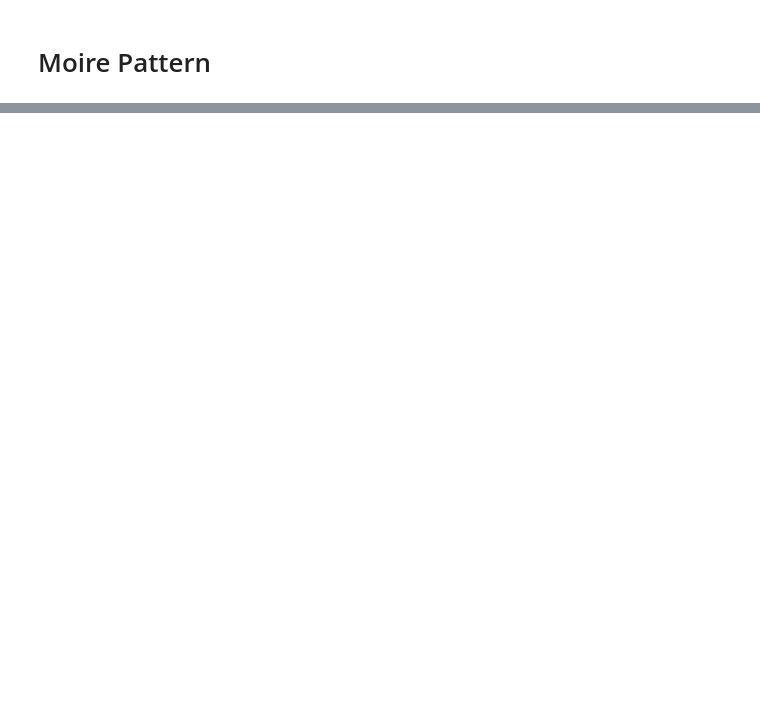
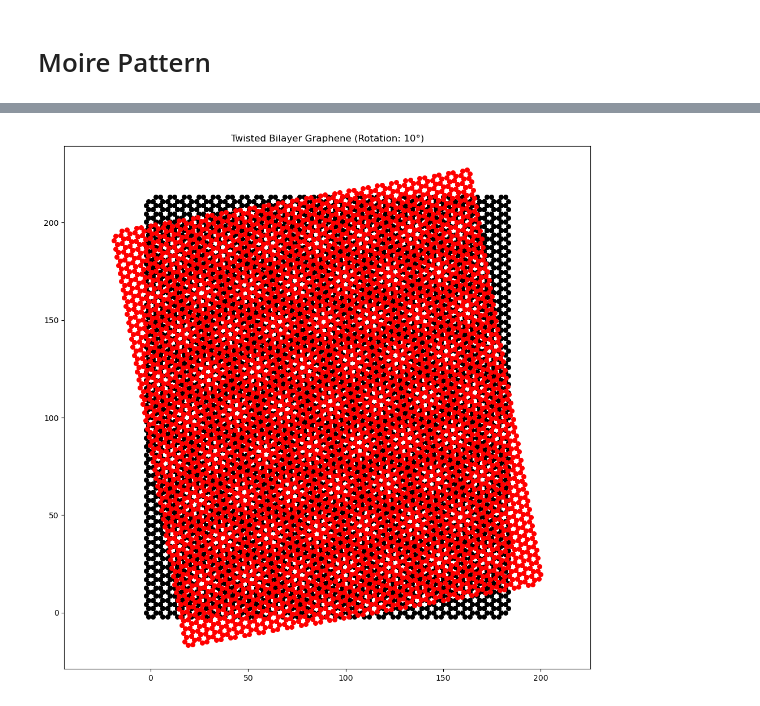
Before and after one commit to hyp0515/exp_phy_ii, a Jupyter notebook: mar18/moire_pattern.ipynb, the cells around one changed output, grey strips where cells are left out. Drawn from its saved outputs; the diff is of its cells as text; code cells hidden in the pictures; blank space fills up the shorter version.

```diff
--- a/mar18/moire_pattern.ipynb
+++ b/mar18/moire_pattern.ipynb
@@ -45,0 +98,4 @@ plt.show()
+# %%
+plot_graphene_layers(50, 50, angle=10)
+# %% [output]
+[figure, added]
```
Also changed, not shown: parts of 7 cells of this notebook, 6 other files.
